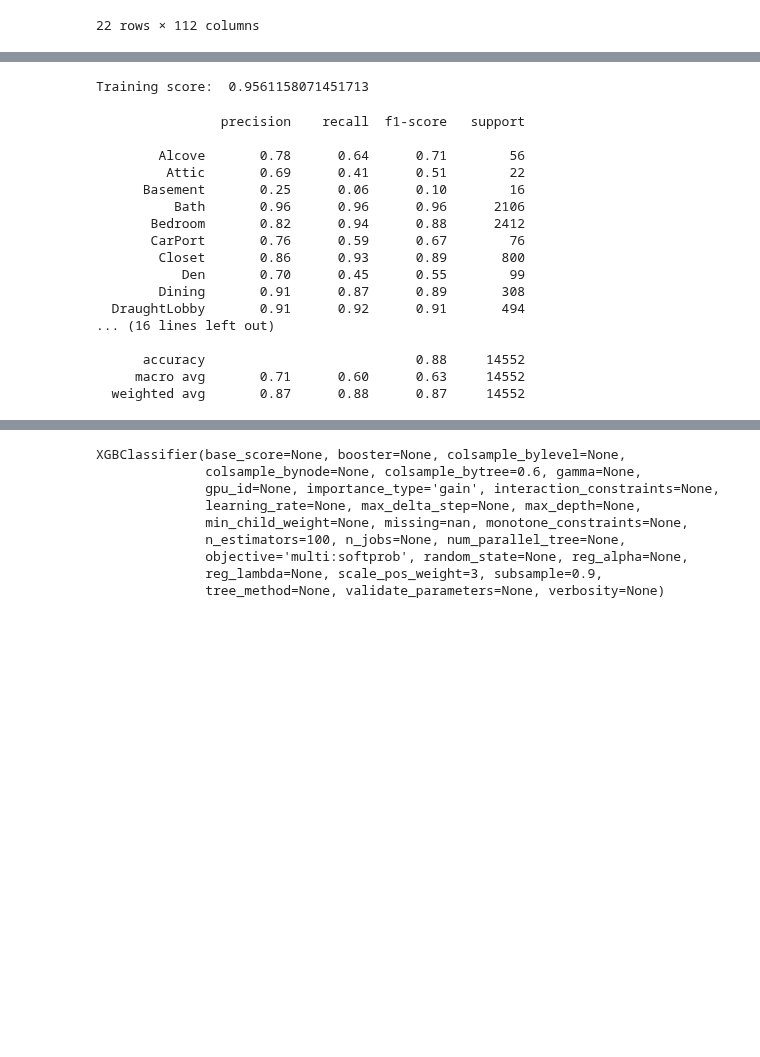
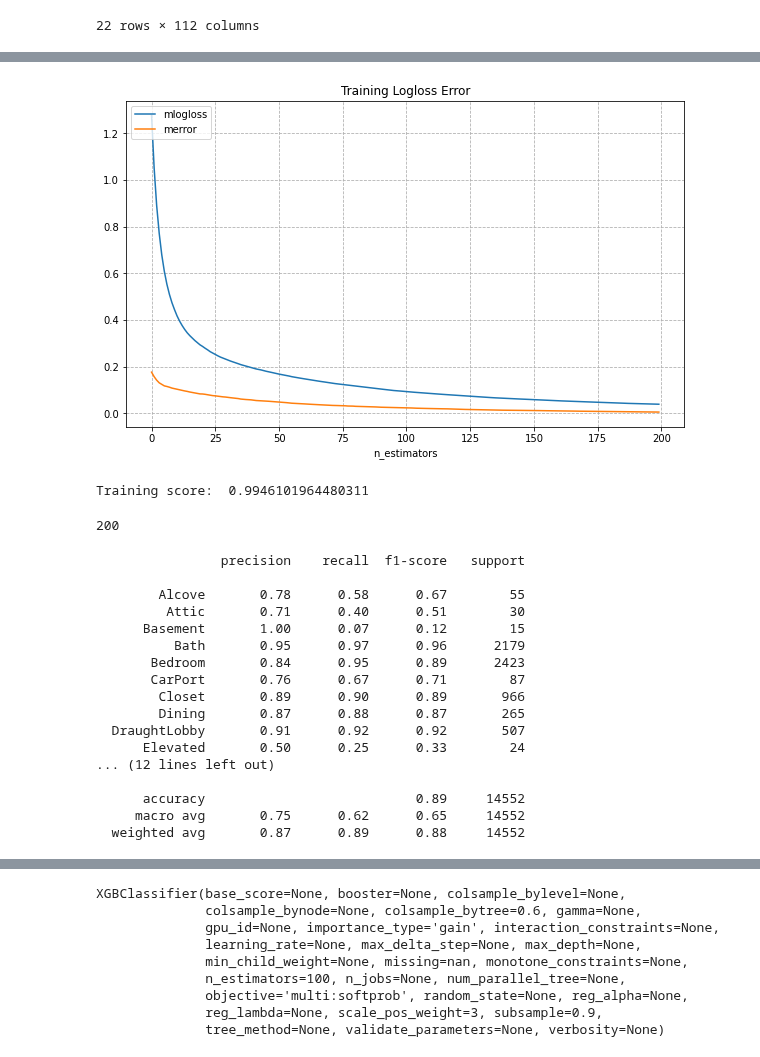
Before and after one commit to cltarchitecture/2021-spring-studio-lab, a Jupyter notebook: Machine Learning/XGB_Final.ipynb, the cells around one changed output, grey strips where cells are left out. Cells and saved outputs as stored; diff of their text form; code cells hidden in the pictures; blank space fills up the shorter version.

Commit message:
plots and cmatrix added

```diff
--- a/Machine Learning/XGB_Final.ipynb
+++ b/Machine Learning/XGB_Final.ipynb
@@ -61,6 +62,7 @@ data_exclude.groupby("type_cleaned",as_index=False).count().sort_values("type_cl
 #Clean input data from the target data
 # define features and predictions
 X = data_exclude.drop(['path','type','classes','open_to','door_to','contains','type_cleaned','exclude'], axis =1)
-y = data_exclude['type']
+y = data_exclude['type_cleaned']
 #Split the data into training data, and test data
 X_train , X_test, y_train, y_test = train_test_split(X,y, test_size= 0.3)
+X_train_train , X_train_val, y_train_train, y_train_val = train_test_split(X_train,y_train, test_size= 0.5)
@@ -67,7 +81,7 @@ X_train , X_test, y_train, y_test = train_test_split(X,y, test_size= 0.3)
 # %%
 #XGB default parameters
 xgb = XGBClassifier(objective='multi:softprob',
-                    scale_pos_weight=3,
+                    n_estimators = 200,
                     subsample= 0.9,
                     colsample_bytree = 0.6)
 print(xgb)
@@ -83,8 +97,8 @@ XGBClassifier(base_score=None, booster=None, colsample_bylevel=None,
               tree_method=None, validate_parameters=None, verbosity=None)
 # %%
 xgb.fit(X_train,y_train,
-        eval_set=[(X_train, y_train), (X_test, y_test)],
-        eval_metric= 'mlogloss',
+        eval_set=[(X_train_train, y_train_train), (X_train_val, y_train_val)],
+        eval_metric= ['mlogloss','merror'],
         early_stopping_rounds=10,
         verbose=True)
 # %% [output]
@@ -116,32 +130,52 @@ XGBClassifier(base_score=0.5, booster='gbtree', colsample_bylevel=1,
               tree_method='exact', validate_parameters=1, verbosity=None)
+# %%
+evals_result = xgb.evals_result()
+# %%
+
+
+rcParams['figure.figsize'] = 10,6
+plt.plot(evals_result.get('validation_0').get('mlogloss'))
+plt.plot(evals_result.get('validation_0').get('merror'))
+# plt.plot(evals_result.get('validation_1').get('mlogloss'))
+plt.title('Training Logloss Error')
+plt.legend(('mlogloss','merror'),loc=2)
+plt.xlabel('n_estimators')
+# plt.ylabel('mlogloss')
+plt.grid(True, linestyle="--")
+plt.show()
+# %% [output]
+[figure, added]
 # %%
-train_score = xgb.score(X_train,y_train)
+train_score = xgb.score(X_train,y_train,)
 print("Training score: ",train_score)
 # %% [output]
-Training score:  0.9561158071451713
+Training score:  0.9946101964480311
 # %%
 # cv_score = cross_val_score(xgb,X_train,y_train, cv=10)
 # print("CV mean score: ",cv_score.mean())
 # %%
 best_iteration = xgb.get_booster().best_ntree_limit
 y_pred = xgb.predict(X_test, ntree_limit=best_iteration)
+print(best_iteration)
+# %% [output]
+200
 # %%
 print(classification_report(y_test,y_pred))
 # %% [output]
                 precision    recall  f1-score   support
 
-        Alcove       0.78      0.64      0.71        56
-         Attic       0.69      0.41      0.51        22
-      Basement       0.25      0.06      0.10        16
-          Bath       0.96      0.96      0.96      2106
-       Bedroom       0.82      0.94      0.88      2412
-       CarPort       0.76      0.59      0.67        76
-        Closet       0.86      0.93      0.89       800
-           Den       0.70      0.45      0.55        99
-        Dining       0.91      0.87      0.89       308
-  DraughtLobby       0.91      0.92      0.91       494
-... (16 lines left out)
+        Alcove       0.78      0.58      0.67        55
+         Attic       0.71      0.40      0.51        30
+      Basement       1.00      0.07      0.12        15
+          Bath       0.95      0.97      0.96      2179
+       Bedroom       0.84      0.95      0.89      2423
+       CarPort       0.76      0.67      0.71        87
+        Closet       0.89      0.90      0.89       966
+        Dining       0.87      0.88      0.87       265
+  DraughtLobby       0.91      0.92      0.92       507
+      Elevated       0.50      0.25      0.33        24
+... (12 lines left out)
 
-      accuracy                           0.88     14552
-     macro avg       0.71      0.60      0.63     14552
-  weighted avg       0.87      0.88      0.87     14552
+      accuracy                           0.89     14552
+     macro avg       0.75      0.62      0.65     14552
+  weighted avg       0.87      0.89      0.88     14552
```
Also changed, not shown: parts of 8 cells of this notebook.
